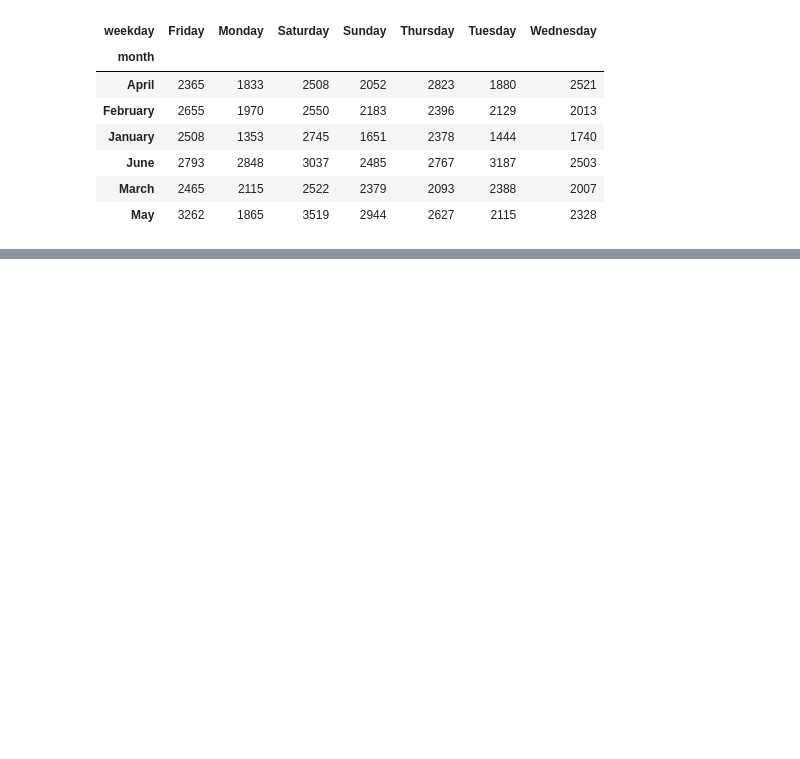
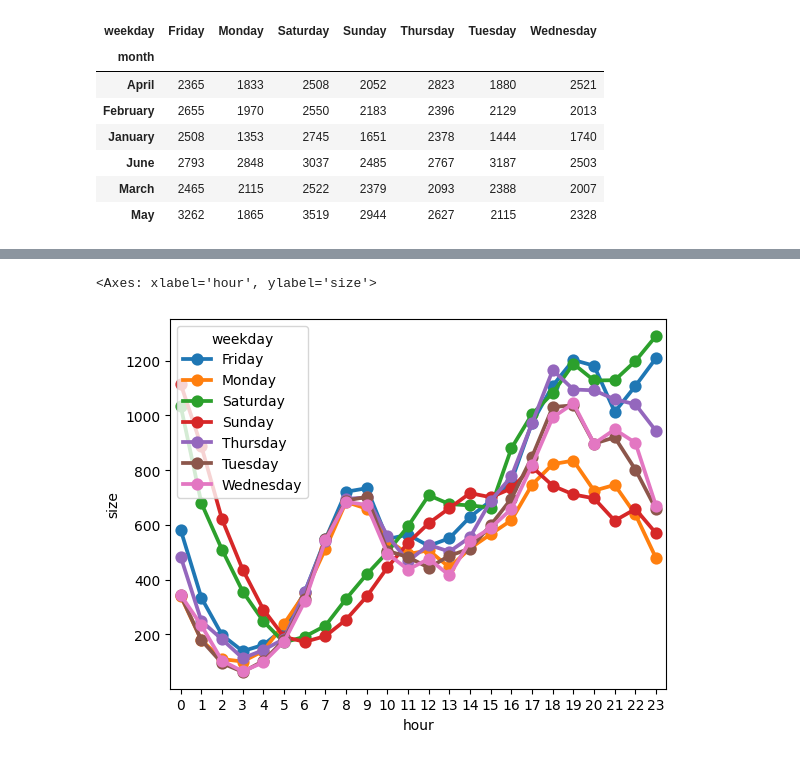
Before and after one commit to VictoriaOAbel/Analyses, a Jupyter notebook: Udemy_Build_a_Portfolio_of_5_Data_Analysis_Projects_with_Python,_Seaborn,Pandas,Plotly,_numpy_etc_&_get_a_job_of_Data_Analyst.ipynb, the cells around one changed output, grey strips where cells are left out. Cells and saved outputs as stored; diff of their text form; code cells hidden in the pictures; blank space fills up the shorter version.

```diff
--- a/Udemy_Build_a_Portfolio_of_5_Data_Analysis_Projects_with_Python,_Seaborn,Pandas,Plotly,_numpy_etc_&_get_a_job_of_Data_Analyst.ipynb
+++ b/Udemy_Build_a_Portfolio_of_5_Data_Analysis_Projects_with_Python,_Seaborn,Pandas,Plotly,_numpy_etc_&_get_a_job_of_Data_Analyst.ipynb
@@ -359,0 +384,3 @@ pivot.plot(kind='bar', figsize=(8,6))
+# %%
+summary = uber_15.groupby(['weekday', 'hour'], as_index=False).size()
+summary
@@ -359,0 +401,5 @@ pivot.plot(kind='bar', figsize=(8,6))
+# %%
+sns.pointplot(x='hour', y='size', hue='weekday', data=summary)
+# %% [output]
+<Axes: xlabel='hour', ylabel='size'>
+[figure, added]
```
Also changed, not shown: parts of 97 cells of this notebook.
